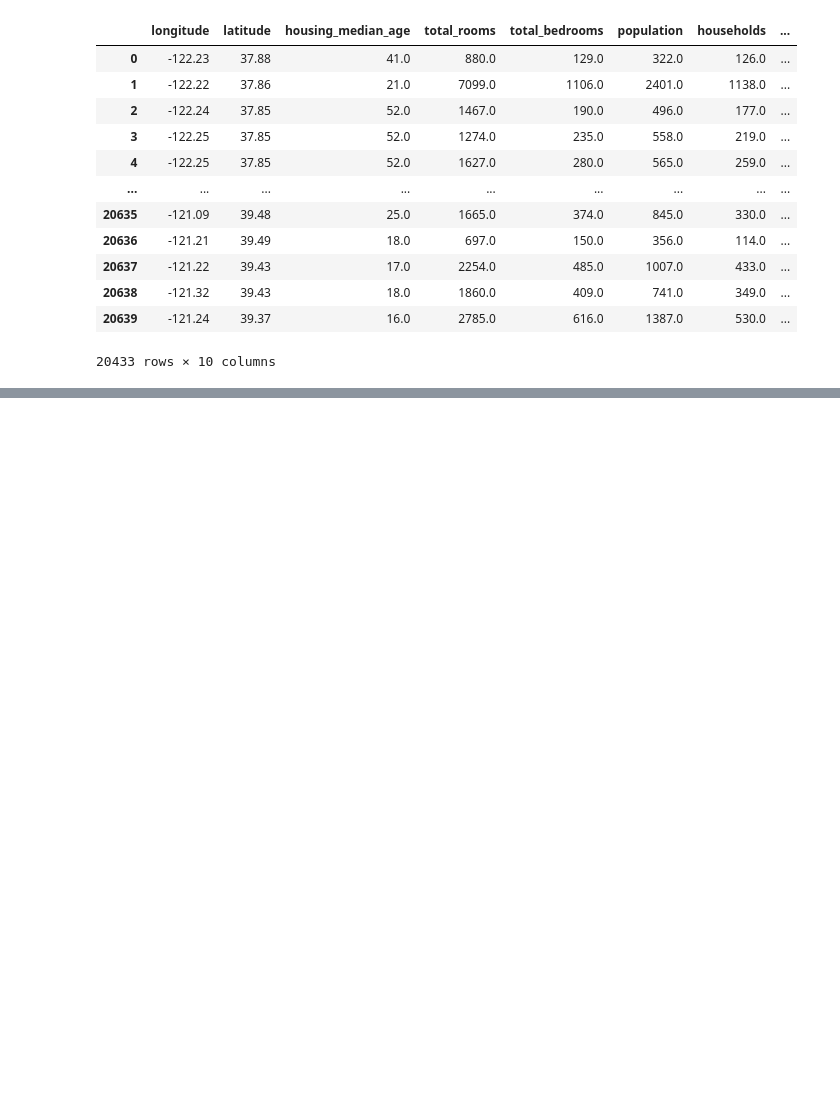
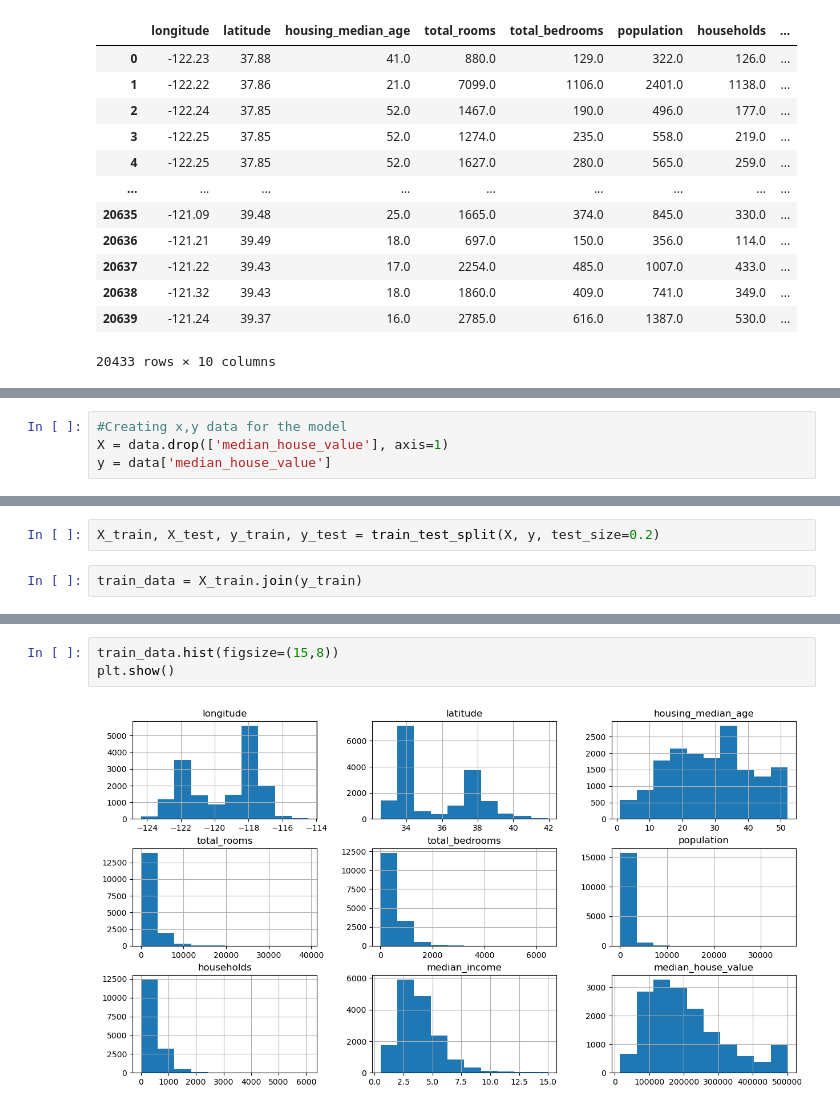
Before and after one commit to Shubham91999/House_Price_Prediction, a Jupyter notebook: Untitled-1.ipynb, the cells around one changed output, grey strips where cells are left out. Saved outputs shown, nothing was run; the diff lists cells and outputs as text; blank space fills up the shorter version.

Commit message:
Exploring data features

```diff
--- a/Untitled-1.ipynb
+++ b/Untitled-1.ipynb
@@ -65,0 +89,4 @@ data
+# %%
+#Creating x,y data for the model
+X = data.drop(['median_house_value'], axis=1)
+y = data['median_house_value']
@@ -65,0 +124,4 @@ data
+# %%
+X_train, X_test, y_train, y_test = train_test_split(X, y, test_size=0.2)
+# %%
+train_data = X_train.join(y_train)
@@ -65,0 +144,5 @@ data
+# %%
+train_data.hist(figsize=(15,8))
+plt.show()
+# %% [output]
+[figure, added]
```
Also changed, not shown: parts of 5 cells of this notebook.
